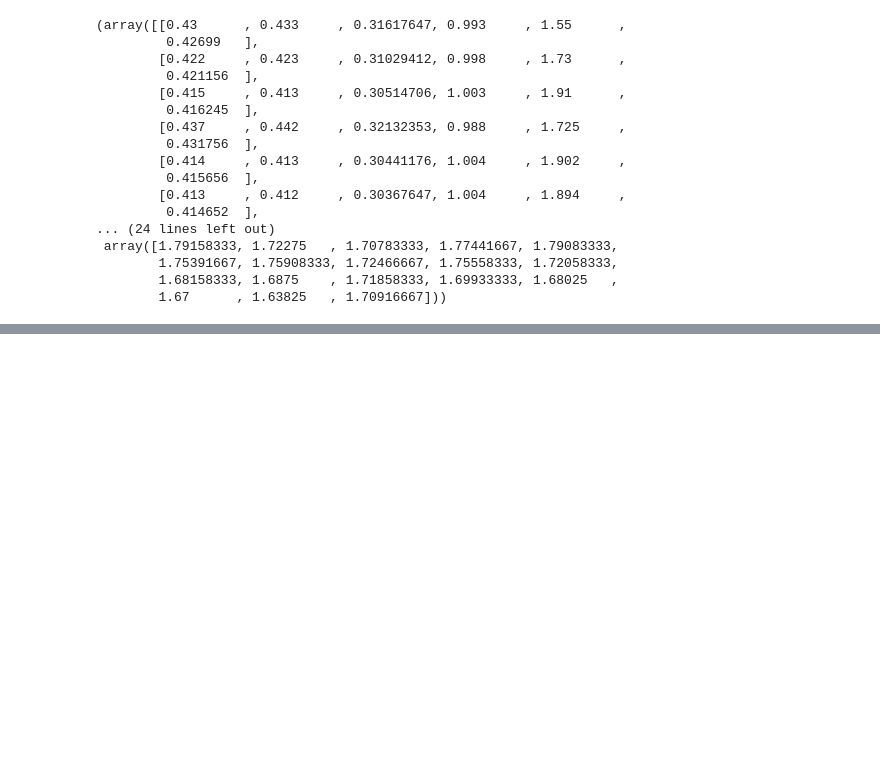
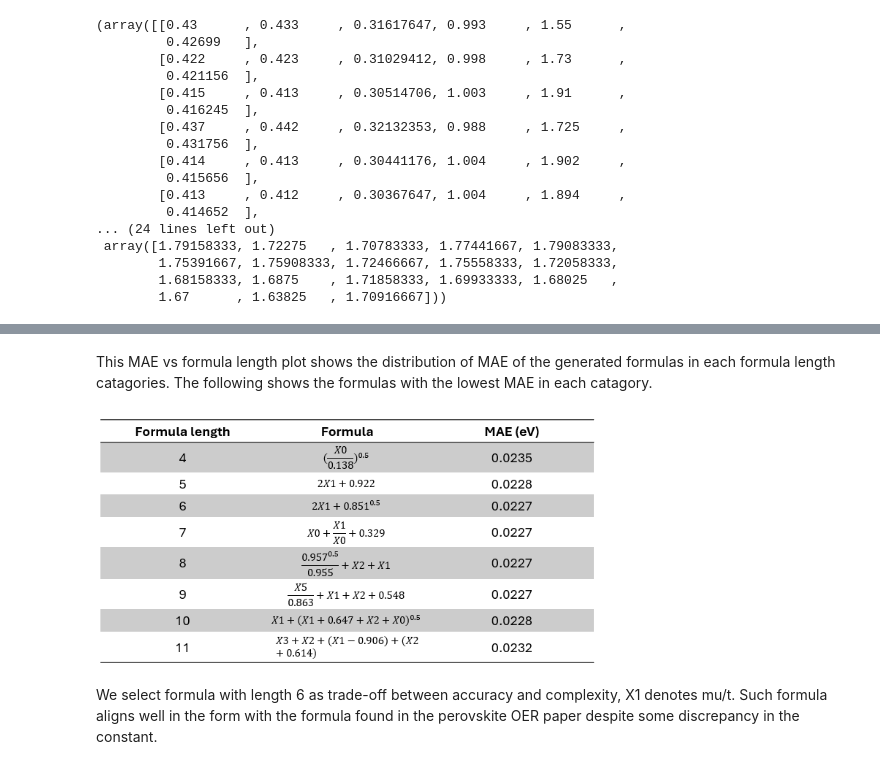
Before and after one commit to kevin-ymx/neural-net_perovskiteOER, a Jupyter notebook: 3_gplearn.ipynb, the cells around one changed output, grey strips where cells are left out. Cells and saved outputs as stored; diff of their text form; code cells hidden in the pictures; blank space fills up the shorter version.

```diff
--- a/3_gplearn.ipynb
+++ b/3_gplearn.ipynb
@@ -95,0 +103,8 @@ with open(output_file_depth, "w") as f:
+# %% [markdown]
+This MAE vs formula length plot shows the distribution of MAE of the generated formulas in each formula length catagories. The following shows the formulas with the lowest MAE in each catagory.
+# %%
+Image(filename='formulas.png', width=500)
+# %% [output]
+[figure, added]
+# %% [markdown]
+We select formula with length 6 as trade-off between accuracy and complexity, X1 denotes mu/t. Such formula aligns well in the form with the formula found in the perovskite OER paper despite some discrepancy in the constant.
```
Also changed, not shown: parts of 2 cells of this notebook.
